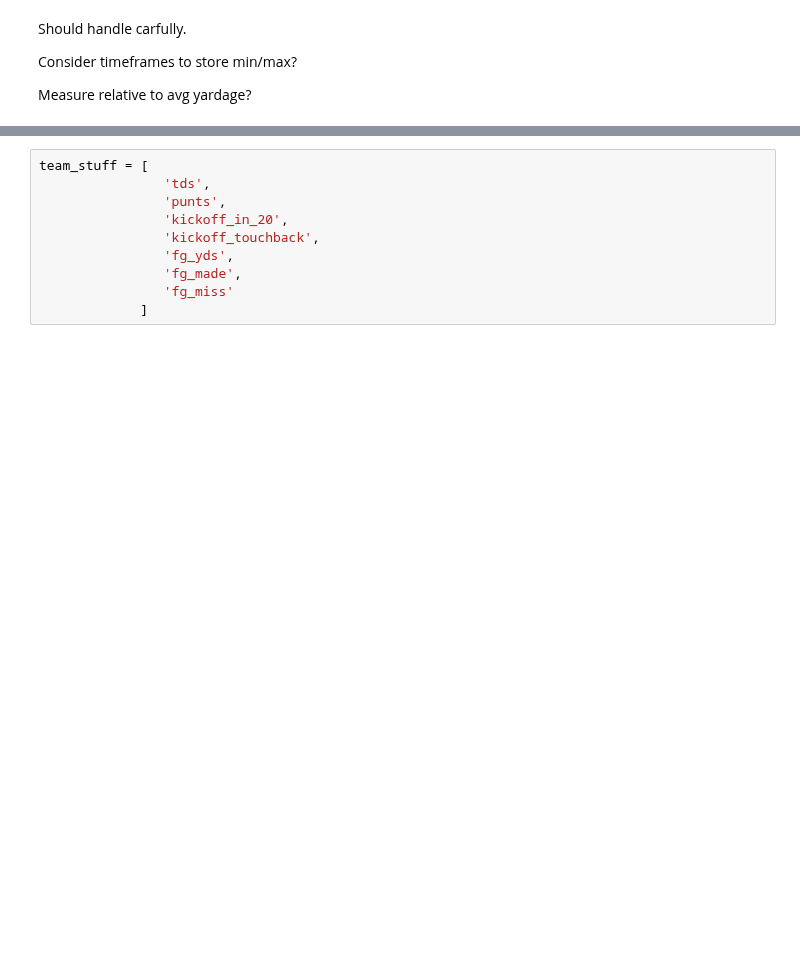
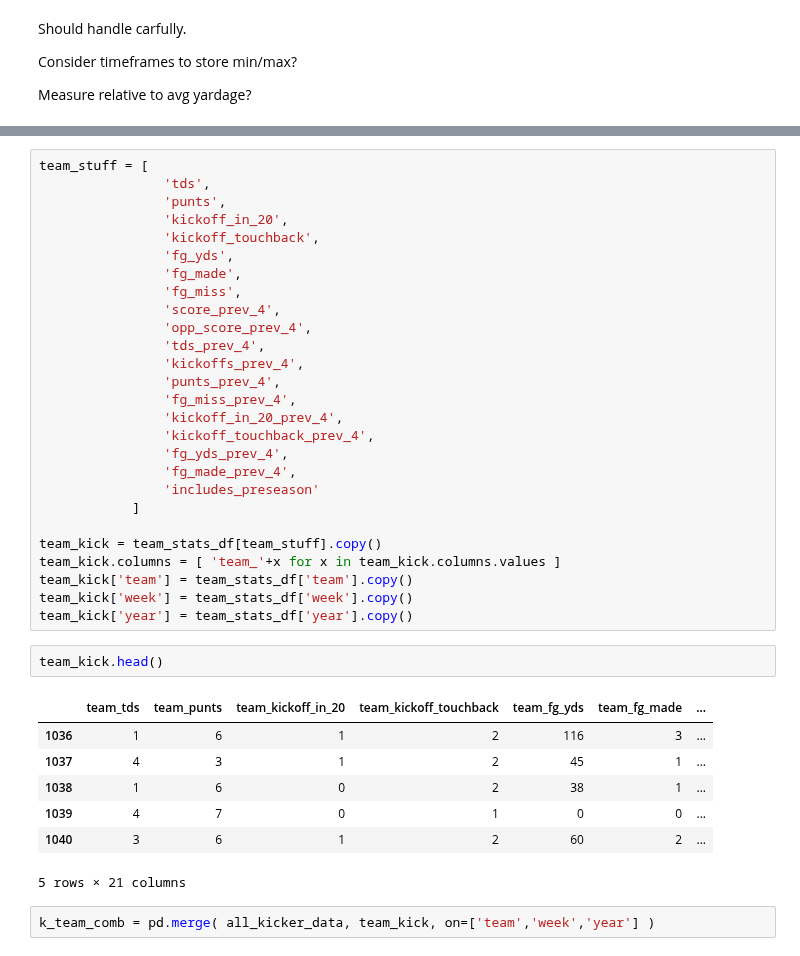
Before and after one commit to markertsean/Fantasy_Football, a Jupyter notebook: exploration/K.ipynb, the cells around one changed output, grey strips where cells are left out. Cells and saved outputs as stored; diff of their text form; blank space fills up the shorter version.

```diff
--- a/exploration/K.ipynb
+++ b/exploration/K.ipynb
@@ -158,10 +176,39 @@ array([u'team', 'opp_team', u'week', 'year', 'score', 'opp_score',
-# %%
-team_stuff = [
-                'tds',
-                'punts',
-                'kickoff_in_20',
-                'kickoff_touchback',
-                'fg_yds',
-                'fg_made',
-                'fg_miss'
-             ]
+# %%
+team_stuff = [
+                'tds',
+                'punts',
+                'kickoff_in_20',
+                'kickoff_touchback',
+                'fg_yds',
+                'fg_made',
+                'fg_miss',
+                'score_prev_4',
+                'opp_score_prev_4',
+                'tds_prev_4',
+                'kickoffs_prev_4',
+                'punts_prev_4',
+                'fg_miss_prev_4',
+                'kickoff_in_20_prev_4',
+                'kickoff_touchback_prev_4',
+                'fg_yds_prev_4',
+                'fg_made_prev_4',
+                'includes_preseason'
+            ]
+
+team_kick = team_stats_df[team_stuff].copy()
+team_kick.columns = [ 'team_'+x for x in team_kick.columns.values ]
+team_kick['team'] = team_stats_df['team'].copy()
+team_kick['week'] = team_stats_df['week'].copy()
+team_kick['year'] = team_stats_df['year'].copy()
+# %%
+team_kick.head()
+# %% [output]
+|  | team_tds | team_punts | team_kickoff_in_20 | team_kickoff_touchback | team_fg_yds | team_fg_made | ... |
+| 1036 | 1 | 6 | 1 | 2 | 116 | 3 | ... |
+| 1037 | 4 | 3 | 1 | 2 | 45 | 1 | ... |
+| 1038 | 1 | 6 | 0 | 2 | 38 | 1 | ... |
+| 1039 | 4 | 7 | 0 | 1 | 0 | 0 | ... |
+| 1040 | 3 | 6 | 1 | 2 | 60 | 2 | ... |
+5 rows × 21 columns
+# %%
+k_team_comb = pd.merge( all_kicker_data, team_kick, on=['team','week','year'] )
```
Also changed, not shown: parts of 5 cells of this notebook, 1 other file.
